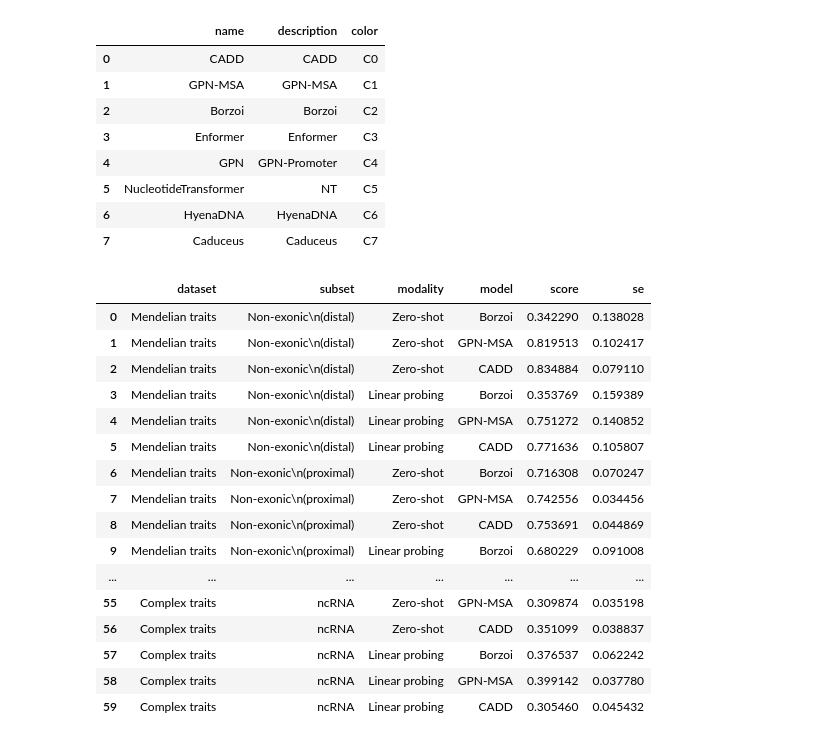
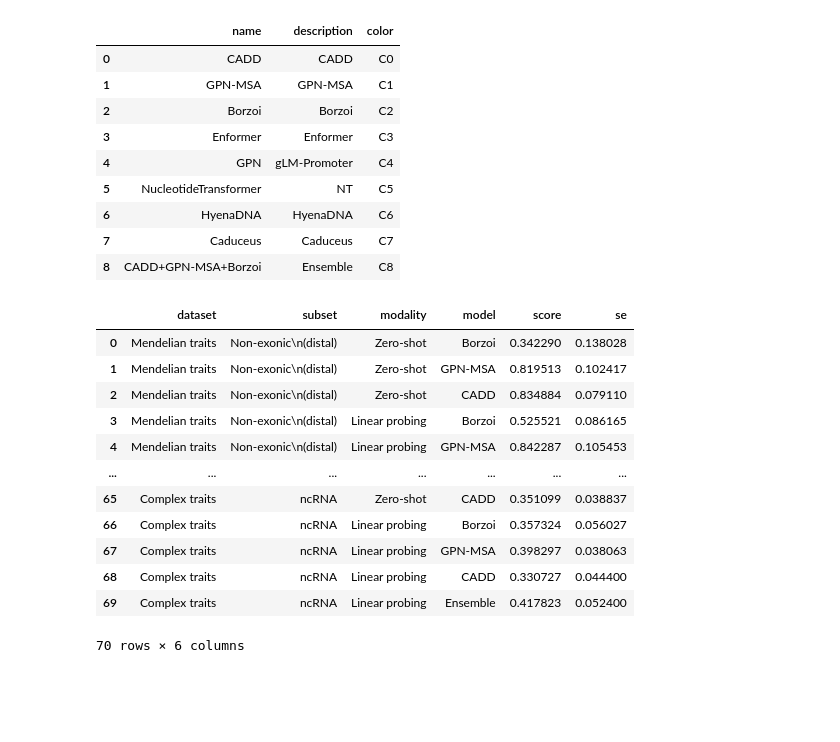
Before and after one commit to minjaf/TraitGym, a Jupyter notebook: workflow/notebooks/performance_by_consequence.ipynb, the cells around one changed output. Drawn from its saved outputs; the diff is of its cells as text; code cells hidden in the pictures; blank space fills up the shorter version.

```diff
--- a/workflow/notebooks/performance_by_consequence.ipynb
+++ b/workflow/notebooks/performance_by_consequence.ipynb
@@ -6,6 +6,7 @@ import seaborn as sns
 # %%
 model_metadata = pd.read_csv("../../config/models.csv")
 palette = model_metadata.set_index("description")["color"].to_dict()
+model_renaming = model_metadata.set_index("name")["description"].to_dict()
 model_metadata
 # %% [output]
 |  | name | description | color |
@@ -13,14 +14,15 @@ model_metadata
 | 1 | GPN-MSA | GPN-MSA | C1 |
 | 2 | Borzoi | Borzoi | C2 |
 | 3 | Enformer | Enformer | C3 |
-| 4 | GPN | GPN-Promoter | C4 |
+| 4 | GPN | gLM-Promoter | C4 |
 | 5 | NucleotideTransformer | NT | C5 |
 | 6 | HyenaDNA | HyenaDNA | C6 |
 | 7 | Caduceus | Caduceus | C7 |
+| 8 | CADD+GPN-MSA+Borzoi | Ensemble | C8 |
 # %%
 dataset_renaming = {
-    "mendelian_matched_9": "Mendelian traits",
-    "gwas_matched_9": "Complex traits",
+    "mendelian_traits_matched_9": "Mendelian traits",
+    "complex_traits_matched_9": "Complex traits",
 }
 
 subset_renaming = {
@@ -32,8 +34,8 @@ subset_renaming = {
 }
 # %%
 datasets = [
-    "mendelian_matched_9",
-    "gwas_matched_9",
+    "mendelian_traits_matched_9",
+    "complex_traits_matched_9",
 ]
 
 subsets = [
@@ -53,11 +55,12 @@ models = [
     "Borzoi",
     "GPN-MSA",
     "CADD",
+    "CADD+GPN-MSA+Borzoi",
 ]
 
 def get_model_path(model, modality, dataset, subset):
     if modality == "Linear probing":
-        predictor = f"{model}.LogisticRegression.chrom"
+        predictor = f"{model}.LogisticRegression.chrom.subset_from_all"
     elif modality == "Zero-shot":
         if model == "CADD":
             predictor = "CADD.plus.RawScore"
@@ -67,7 +70,7 @@ def get_model_path(model, modality, dataset, subset):
             if "mendelian" in dataset:
                 llr_version = "LLR"
                 sign = "minus"
-            elif "gwas" in dataset:
+            elif "complex" in dataset:
                 llr_version = "absLLR"
                 sign = "plus"
             predictor = f"{model}_{llr_version}.{sign}.score"
@@ -75,36 +78,41 @@ def get_model_path(model, modality, dataset, subset):
 # %%
 rows = []
 for dataset in datasets:
     for subset in subsets:
         for modality in modalities:
             for model in models:
-                path = get_model_path(model, modality, dataset, subset)
+                if modality == "Zero-shot" and "+" in model: continue
+                model_for_path = model
+                if "mendelian" in dataset and model == "CADD+GPN-MSA+Borzoi":
+                    model_for_path = "CADD+GPN-MSA_LLR+Borzoi_L2_L2"
+                path = get_model_path(
+                    model_for_path,
+                    modality,
+                    dataset,
+                    subset
+                )
                 df = pd.read_csv(path).iloc[0]
                 rows.append([
                     dataset_renaming.get(dataset, dataset),
                     subset_renaming.get(subset, subset),
                     modality,
-                    model,
+                    model_renaming.get(model, model),
                     df["score"],
                     df["se"],
                 ])
 df = pd.DataFrame(rows, columns=["dataset", "subset", "modality", "model", "score", "se"])
 df
 # %% [output]
 |  | dataset | subset | modality | model | score | se |
 | 0 | Mendelian traits | Non-exonic\n(distal) | Zero-shot | Borzoi | 0.342290 | 0.138028 |
 | 1 | Mendelian traits | Non-exonic\n(distal) | Zero-shot | GPN-MSA | 0.819513 | 0.102417 |
 | 2 | Mendelian traits | Non-exonic\n(distal) | Zero-shot | CADD | 0.834884 | 0.079110 |
-| 3 | Mendelian traits | Non-exonic\n(distal) | Linear probing | Borzoi | 0.353769 | 0.159389 |
-| 4 | Mendelian traits | Non-exonic\n(distal) | Linear probing | GPN-MSA | 0.751272 | 0.140852 |
-| 5 | Mendelian traits | Non-exonic\n(distal) | Linear probing | CADD | 0.771636 | 0.105807 |
-| 6 | Mendelian traits | Non-exonic\n(proximal) | Zero-shot | Borzoi | 0.716308 | 0.070247 |
-| 7 | Mendelian traits | Non-exonic\n(proximal) | Zero-shot | GPN-MSA | 0.742556 | 0.034456 |
-| 8 | Mendelian traits | Non-exonic\n(proximal) | Zero-shot | CADD | 0.753691 | 0.044869 |
-| 9 | Mendelian traits | Non-exonic\n(proximal) | Linear probing | Borzoi | 0.680229 | 0.091008 |
+| 3 | Mendelian traits | Non-exonic\n(distal) | Linear probing | Borzoi | 0.525521 | 0.086165 |
+| 4 | Mendelian traits | Non-exonic\n(distal) | Linear probing | GPN-MSA | 0.842287 | 0.105453 |
 | ... | ... | ... | ... | ... | ... | ... |
-| 55 | Complex traits | ncRNA | Zero-shot | GPN-MSA | 0.309874 | 0.035198 |
-| 56 | Complex traits | ncRNA | Zero-shot | CADD | 0.351099 | 0.038837 |
-| 57 | Complex traits | ncRNA | Linear probing | Borzoi | 0.376537 | 0.062242 |
-| 58 | Complex traits | ncRNA | Linear probing | GPN-MSA | 0.399142 | 0.037780 |
-| 59 | Complex traits | ncRNA | Linear probing | CADD | 0.305460 | 0.045432 |
+| 65 | Complex traits | ncRNA | Zero-shot | CADD | 0.351099 | 0.038837 |
+| 66 | Complex traits | ncRNA | Linear probing | Borzoi | 0.357324 | 0.056027 |
+| 67 | Complex traits | ncRNA | Linear probing | GPN-MSA | 0.398297 | 0.038063 |
+| 68 | Complex traits | ncRNA | Linear probing | CADD | 0.330727 | 0.044400 |
+| 69 | Complex traits | ncRNA | Linear probing | Ensemble | 0.417823 | 0.052400 |
+70 rows × 6 columns
```
Also changed, not shown: parts of 2 cells of this notebook, 4 other files.
